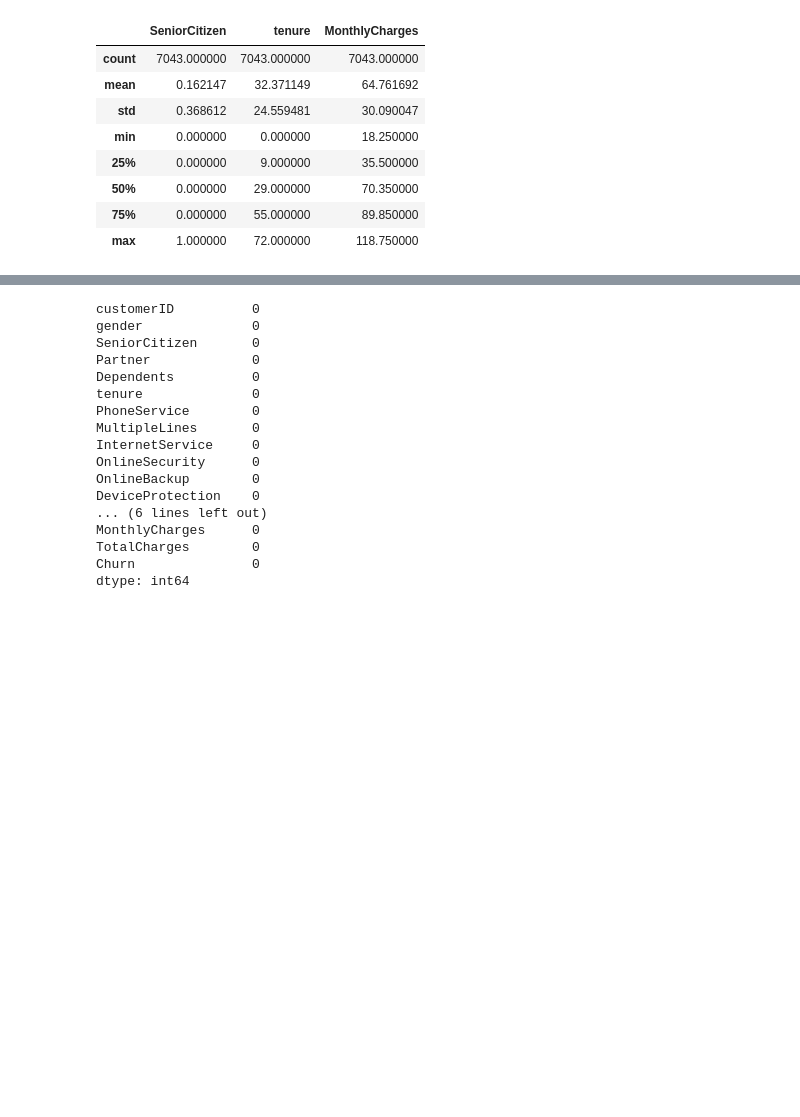
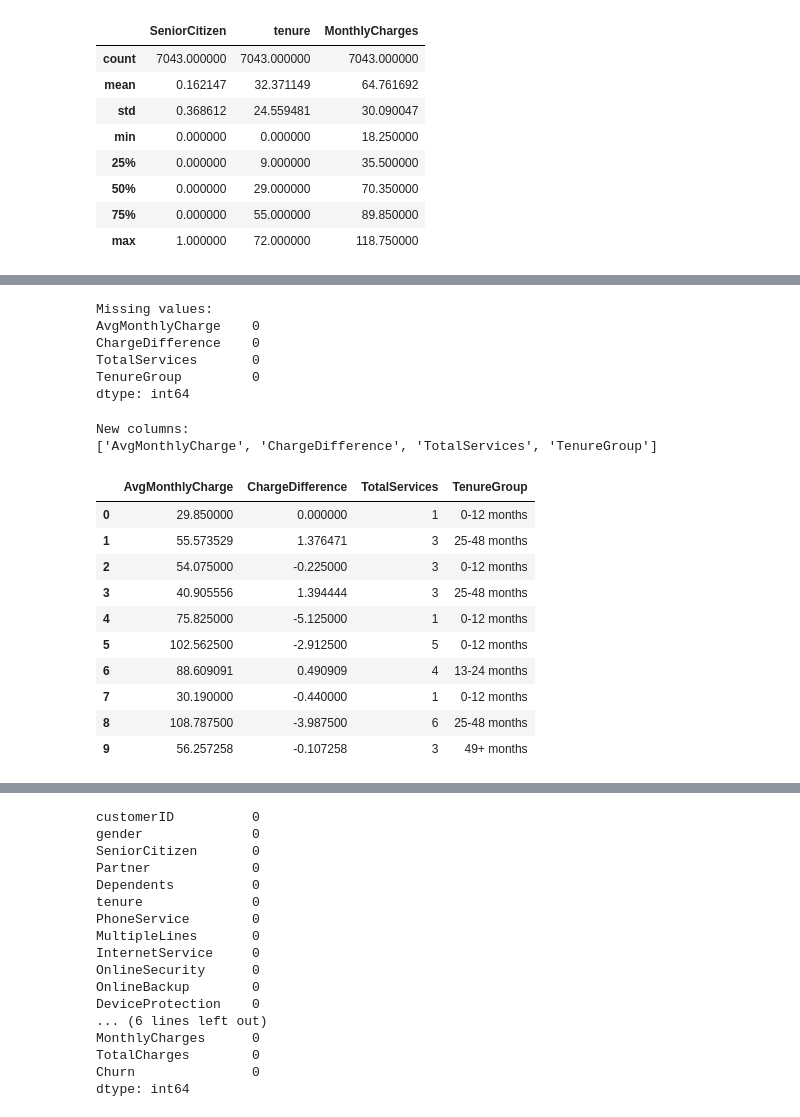
Before and after one commit to Tamirahsharieff/Zaalima-Data-Analytics-Team, a Jupyter notebook: notebooks/customer_churn_analysis.ipynb, the cells around one changed output, grey strips where cells are left out. Drawn from its saved outputs; the diff is of its cells as text; code cells hidden in the pictures; blank space fills up the shorter version.

```diff
--- a/notebooks/customer_churn_analysis.ipynb
+++ b/notebooks/customer_churn_analysis.ipynb
@@ -80,0 +459,18 @@ df.describe()
+# %%
+service_cols = [
+    'PhoneService',
+    'MultipleLines',
+    'OnlineSecurity',
+    'OnlineBackup',
+    'DeviceProtection',
+    'TechSupport',
+    'StreamingTV',
+    'StreamingMovies'
+]
+
+df['TotalServices'] = 0
+
+for col in service_cols:
+    df['TotalServices'] += (df[col] == 'Yes').astype(int)
+
+df[['TotalServices', 'Churn']].head()
@@ -80,0 +558,30 @@ df.describe()
+# %%
+print("Missing values:")
+print(df[engineered_features].isnull().sum())
+# %% [output]
+Missing values:
+AvgMonthlyCharge    0
+ChargeDifference    0
+TotalServices       0
+TenureGroup         0
+dtype: int64
+# %%
+print("New columns:")
+print(engineered_features)
+# %% [output]
+New columns:
+['AvgMonthlyCharge', 'ChargeDifference', 'TotalServices', 'TenureGroup']
+# %%
+df[['AvgMonthlyCharge', 'ChargeDifference', 'TotalServices', 'TenureGroup']].head(10)
+# %% [output]
+|  | AvgMonthlyCharge | ChargeDifference | TotalServices | TenureGroup |
+| 0 | 29.850000 | 0.000000 | 1 | 0-12 months |
+| 1 | 55.573529 | 1.376471 | 3 | 25-48 months |
+| 2 | 54.075000 | -0.225000 | 3 | 0-12 months |
+| 3 | 40.905556 | 1.394444 | 3 | 25-48 months |
+| 4 | 75.825000 | -5.125000 | 1 | 0-12 months |
+| 5 | 102.562500 | -2.912500 | 5 | 0-12 months |
+| 6 | 88.609091 | 0.490909 | 4 | 13-24 months |
+| 7 | 30.190000 | -0.440000 | 1 | 0-12 months |
+| 8 | 108.787500 | -3.987500 | 6 | 25-48 months |
+| 9 | 56.257258 | -0.107258 | 3 | 49+ months |
```
Also changed, not shown: parts of 66 cells of this notebook.
